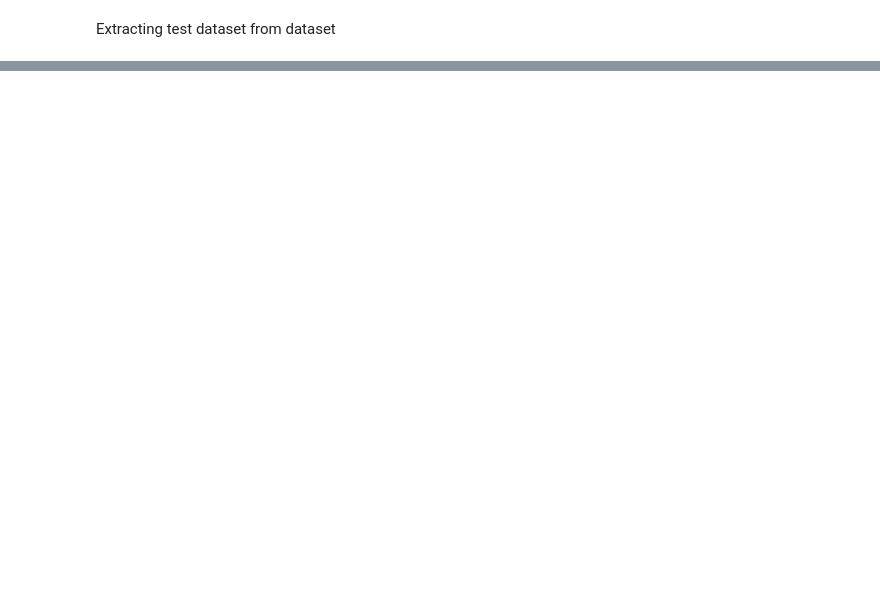
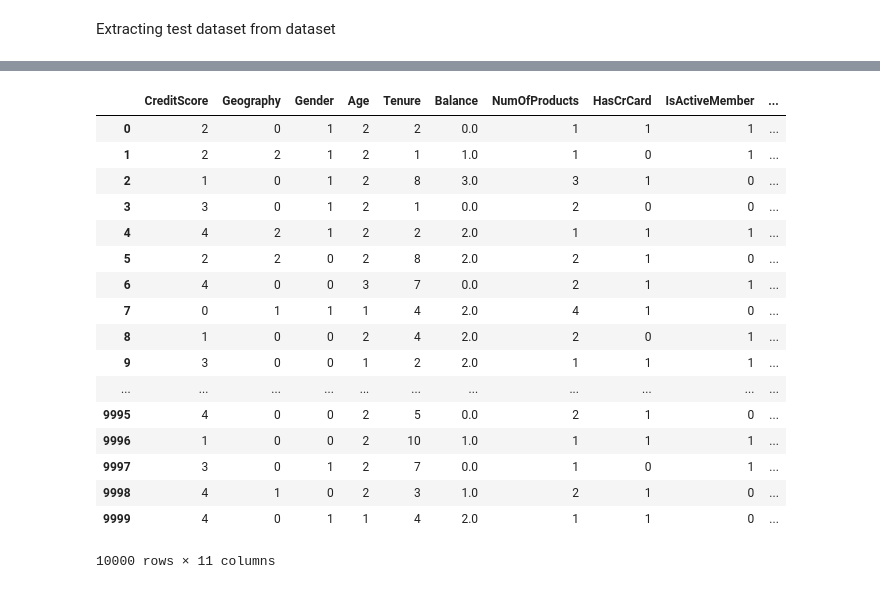
Before and after one commit to taneresme/ml.churnModelling, a Jupyter notebook: Churn_Modelling.ipynb, the cells around one changed output, grey strips where cells are left out. Drawn from its saved outputs; the diff is of its cells as text; code cells hidden in the pictures; blank space fills up the shorter version.

```diff
--- a/Churn_Modelling.ipynb
+++ b/Churn_Modelling.ipynb
@@ -116,0 +131,21 @@ test_dataset.describe()
+# %%
+dataset
+# %% [output]
+|  | CreditScore | Geography | Gender | Age | Tenure | Balance | NumOfProducts | HasCrCard | IsActiveMember | ... |
+| 0 | 2 | 0 | 1 | 2 | 2 | 0.0 | 1 | 1 | 1 | ... |
+| 1 | 2 | 2 | 1 | 2 | 1 | 1.0 | 1 | 0 | 1 | ... |
+| 2 | 1 | 0 | 1 | 2 | 8 | 3.0 | 3 | 1 | 0 | ... |
+| 3 | 3 | 0 | 1 | 2 | 1 | 0.0 | 2 | 0 | 0 | ... |
+| 4 | 4 | 2 | 1 | 2 | 2 | 2.0 | 1 | 1 | 1 | ... |
+| 5 | 2 | 2 | 0 | 2 | 8 | 2.0 | 2 | 1 | 0 | ... |
+| 6 | 4 | 0 | 0 | 3 | 7 | 0.0 | 2 | 1 | 1 | ... |
+| 7 | 0 | 1 | 1 | 1 | 4 | 2.0 | 4 | 1 | 0 | ... |
+| 8 | 1 | 0 | 0 | 2 | 4 | 2.0 | 2 | 0 | 1 | ... |
+| 9 | 3 | 0 | 0 | 1 | 2 | 2.0 | 1 | 1 | 1 | ... |
+| ... | ... | ... | ... | ... | ... | ... | ... | ... | ... | ... |
+| 9995 | 4 | 0 | 0 | 2 | 5 | 0.0 | 2 | 1 | 0 | ... |
+| 9996 | 1 | 0 | 0 | 2 | 10 | 1.0 | 1 | 1 | 1 | ... |
+| 9997 | 3 | 0 | 1 | 2 | 7 | 0.0 | 1 | 0 | 1 | ... |
+| 9998 | 4 | 1 | 0 | 2 | 3 | 1.0 | 2 | 1 | 0 | ... |
+| 9999 | 4 | 0 | 1 | 1 | 4 | 2.0 | 1 | 1 | 0 | ... |
+10000 rows × 11 columns
```
Also changed, not shown: parts of 6 cells of this notebook.
